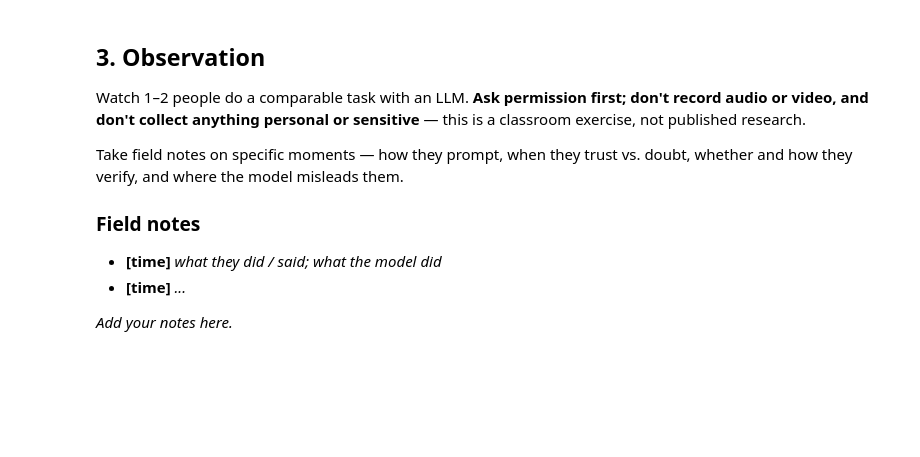
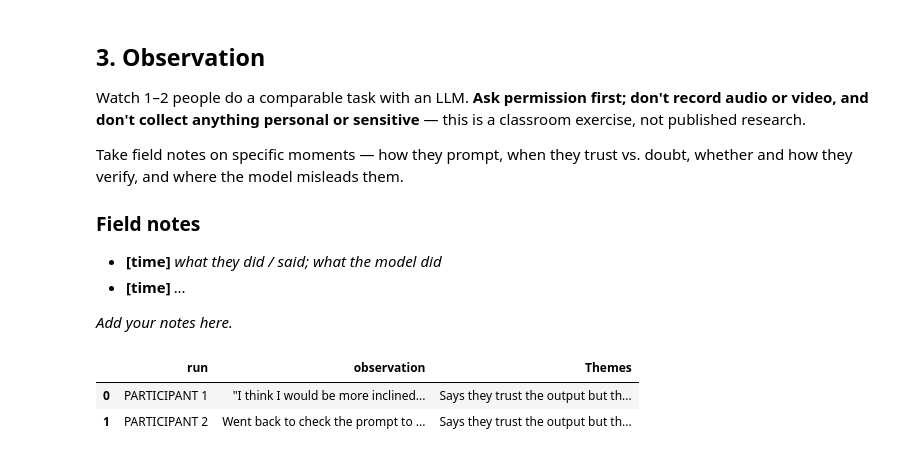
Before and after one commit to mashley04/hcde-410, a Jupyter notebook: A3/A3_watching_the_machine_starter.ipynb, the cells around one changed output. Drawn from its saved outputs; the diff is of its cells as text; code cells hidden in the pictures; blank space fills up the shorter version.

```diff
--- a/A3/A3_watching_the_machine_starter.ipynb
+++ b/A3/A3_watching_the_machine_starter.ipynb
@@ -58,12 +68,12 @@ Take field notes on specific moments — how they prompt, when they trust vs. do
 
 _Add your notes here._
 # %%
-# Group your field notes into a few themes.
-codes = pd.DataFrame([
-    # {"observation": "quoted moment or paraphrase", "theme": "over-trust | prompt repair | skipped verification | ..."},
-], columns=["observation", "theme"])
-
+codes = pd.read_csv("a3_codes.csv")
 codes
+# %% [output]
+|  | run | observation | Themes |
+| 0 | PARTICIPANT 1 | "I think I would be more inclined... | Says they trust the output but th... |
+| 1 | PARTICIPANT 2 | Went back to check the prompt to ... | Says they trust the output but th... |
 # %% [markdown]
 ## 4. Synthesis & reflection
 
```
Also changed, not shown: parts of 6 cells of this notebook.
